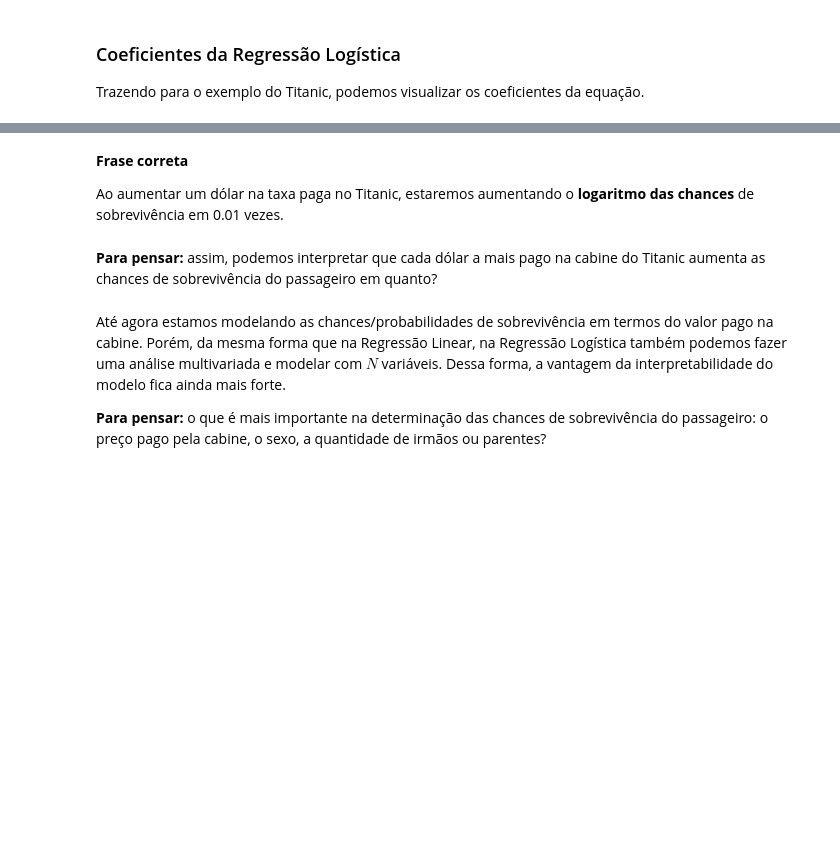
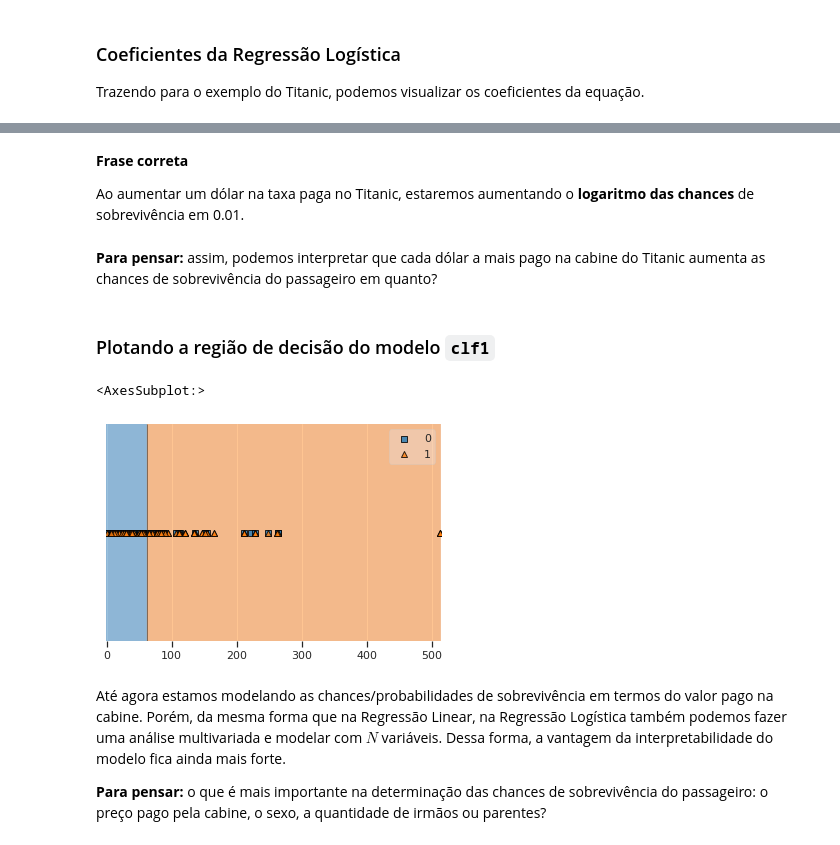
Before and after one commit to walisson-silva-ada/827-data-science, a Jupyter notebook: 03. Regressão Logística/3.1. Regressão Logística.ipynb, the cells around one changed output, grey strips where cells are left out. Saved outputs shown, nothing was run; the diff lists cells and outputs as text; code cells hidden in the pictures; blank space fills up the shorter version.

```diff
--- a/03. Regressão Logística/3.1. Regressão Logística.ipynb
+++ b/03. Regressão Logística/3.1. Regressão Logística.ipynb
@@ -326,0 +337,2 @@ _________
+# %%
+clf = LogisticRegression()
@@ -326,0 +348,4 @@ _________
+# %%
+y = df['Survived']
+# %%
+clf.fit(X, y)
@@ -337,6 +388,8 @@ Ao aumentar um dólar na taxa paga no Titanic, estaremos aumentando a nossa chan
 # %% [markdown]
 **Frase correta**
 
-Ao aumentar um dólar na taxa paga no Titanic, estaremos aumentando o **logaritmo das chances** de sobrevivência em 0.01 vezes.
+Ao aumentar um dólar na taxa paga no Titanic, estaremos aumentando o **logaritmo das chances** de sobrevivência em 0.01.
 # %% [markdown]
 **Para pensar:** assim, podemos interpretar que cada dólar a mais pago na cabine do Titanic aumenta as chances de sobrevivência do passageiro em quanto?
+# %% [markdown]
+### Plotando a região de decisão do modelo `clf1`
@@ -343,3 +400,8 @@ Ao aumentar um dólar na taxa paga no Titanic, estaremos aumentando o **logaritm
+# %%
+plot_decision_regions(X.values, y.values, clf=clf)
+# %% [output]
+<AxesSubplot:>
+[figure, added]
 # %% [markdown]
 Até agora estamos modelando as chances/probabilidades de sobrevivência em termos do valor pago na cabine. Porém, da mesma forma que na Regressão Linear, na Regressão Logística também podemos fazer uma análise multivariada e modelar com $N$ variáveis. Dessa forma, a vantagem da interpretabilidade do modelo fica ainda mais forte.
 
```
Also changed, not shown: parts of 29 cells of this notebook.
